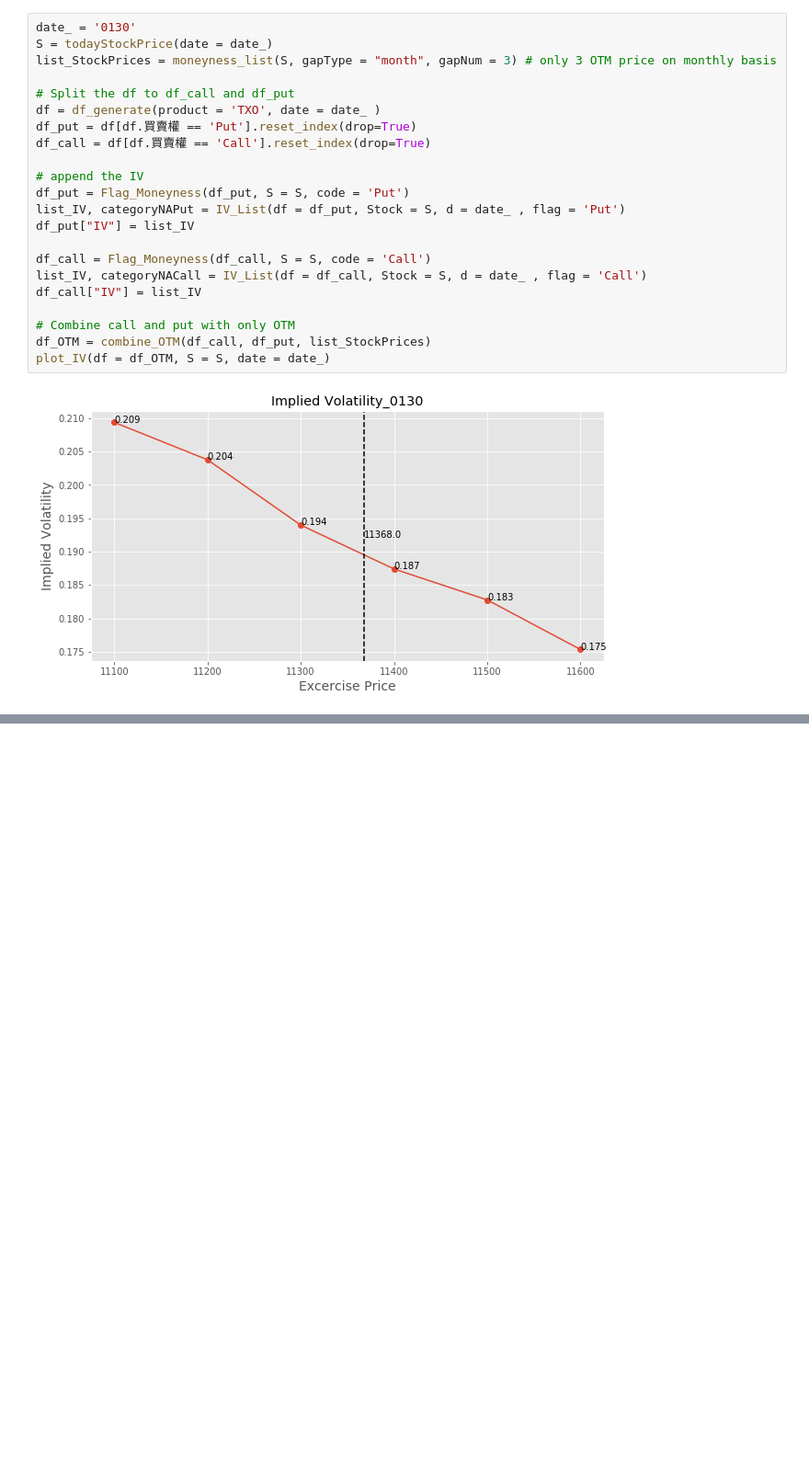
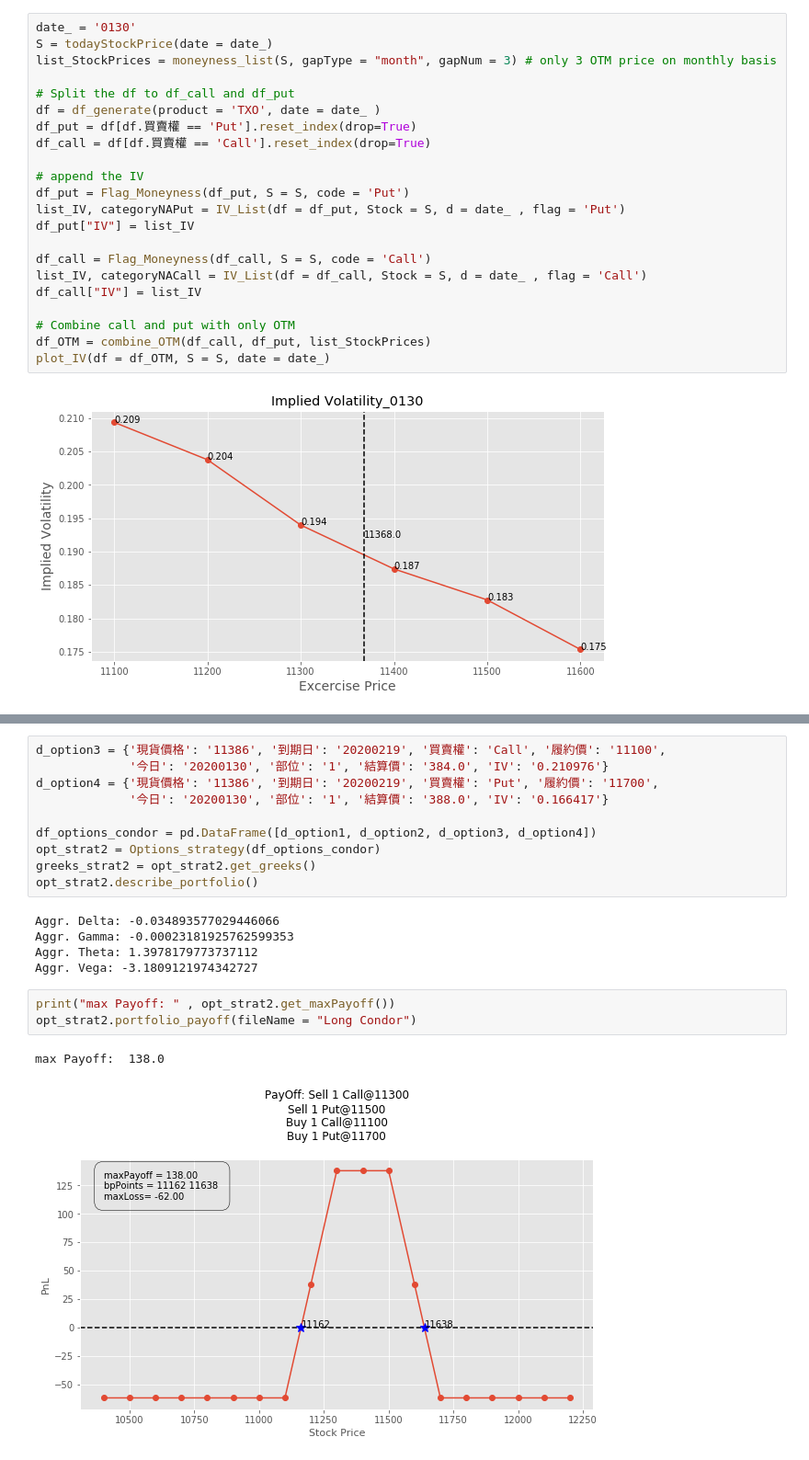
Before and after one commit to A2Zntu/OptionStrategy, a Jupyter notebook: main.ipynb, the cells around one changed output, grey strips where cells are left out. Shown: that part at 92% size. Drawn from its saved outputs; the diff is of its cells as text; blank space fills up the shorter version.

```diff
--- a/main.ipynb
+++ b/main.ipynb
@@ -96,0 +161,21 @@ pnl = opt_strat.portfolio_payoff()
+# %%
+d_option3 = {'現貨價格': '11386', '到期日': '20200219', '買賣權': 'Call', '履約價': '11100',
+             '今日': '20200130', '部位': '1', '結算價': '384.0', 'IV': '0.210976'}
+d_option4 = {'現貨價格': '11386', '到期日': '20200219', '買賣權': 'Put', '履約價': '11700',
+             '今日': '20200130', '部位': '1', '結算價': '388.0', 'IV': '0.166417'}
+
+df_options_condor = pd.DataFrame([d_option1, d_option2, d_option3, d_option4])
+opt_strat2 = Options_strategy(df_options_condor)
+greeks_strat2 = opt_strat2.get_greeks()
+opt_strat2.describe_portfolio()
+# %% [output]
+Aggr. Delta: -0.034893577029446066
+Aggr. Gamma: -0.00023181925762599353
+Aggr. Theta: 1.3978179773737112
+Aggr. Vega: -3.1809121974342727
+# %%
+print("max Payoff: " , opt_strat2.get_maxPayoff())
+opt_strat2.portfolio_payoff(fileName = "Long Condor")
+# %% [output]
+max Payoff:  138.0
+[figure, added]
```
Also changed, not shown: parts of 26 cells of this notebook, 5 other files.
